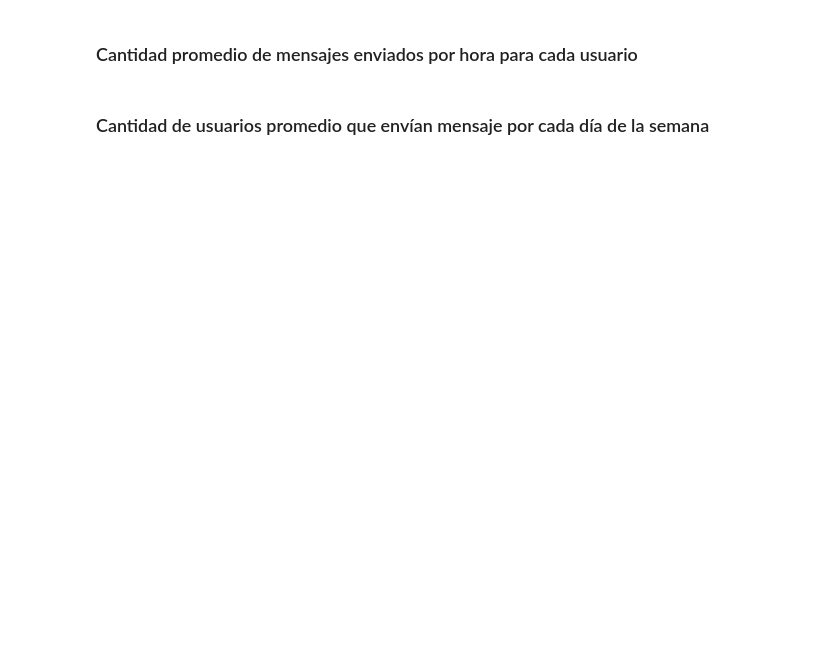
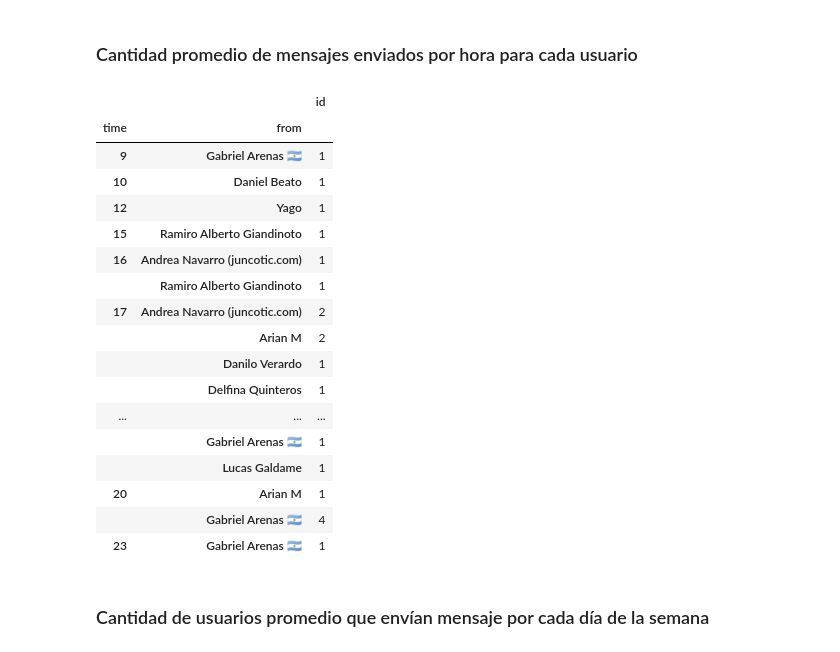
Before and after one commit to DelfinaQuinteros/BD-ll, a Jupyter notebook: 5 - Agrupamiento/TP5 .ipynb, the cells around one changed output. Drawn from its saved outputs; the diff is of its cells as text; code cells hidden in the pictures; blank space fills up the shorter version.

```diff
--- a/5 - Agrupamiento/TP5 .ipynb
+++ b/5 - Agrupamiento/TP5 .ipynb
@@ -110,0 +109,5 @@ TypeError: '_io.TextIOWrapper' object is not subscriptable
+# %%
+df['date'] = pd.to_datetime(df['date'], format='%Y-%m-%dT%H:%M:%S')
+groups = [df['date'].dt.hour]
+df_aux = df.groupby(groups).agg(frecuency=('id','count'))
+df_aux
@@ -117,4 +187,31 @@ TypeError: '_io.TextIOWrapper' object is not subscriptable
 # %% [markdown]
 ### Cantidad promedio de mensajes enviados por hora para cada usuario
+# %%
+df['time'] = [x.hour for x in df['date']]
+hours = []
+for i in df['date']:
+    hours.append(i.hour)
+groups = [df['time'],'from']
+agregar = {'id': lambda x: x.count()}
+df.groupby(groups).agg(agregar)
+# %% [output]
+|  |  | id |
+| time | from |  |
+| 9 | Gabriel Arenas 🇦🇷 | 1 |
+| 10 | Daniel Beato | 1 |
+| 12 | Yago | 1 |
+| 15 | Ramiro Alberto Giandinoto | 1 |
+| 16 | Andrea Navarro (juncotic.com) | 1 |
+|  | Ramiro Alberto Giandinoto | 1 |
+| 17 | Andrea Navarro (juncotic.com) | 2 |
+|  | Arian M | 2 |
+|  | Danilo Verardo | 1 |
+|  | Delfina Quinteros | 1 |
+| ... | ... | ... |
+|  | Gabriel Arenas 🇦🇷 | 1 |
+|  | Lucas Galdame | 1 |
+| 20 | Arian M | 1 |
+|  | Gabriel Arenas 🇦🇷 | 4 |
+| 23 | Gabriel Arenas 🇦🇷 | 1 |
 # %% [markdown]
 ### Cantidad de usuarios promedio que envían mensaje por cada día de la semana
```
Also changed, not shown: parts of 10 cells of this notebook.
